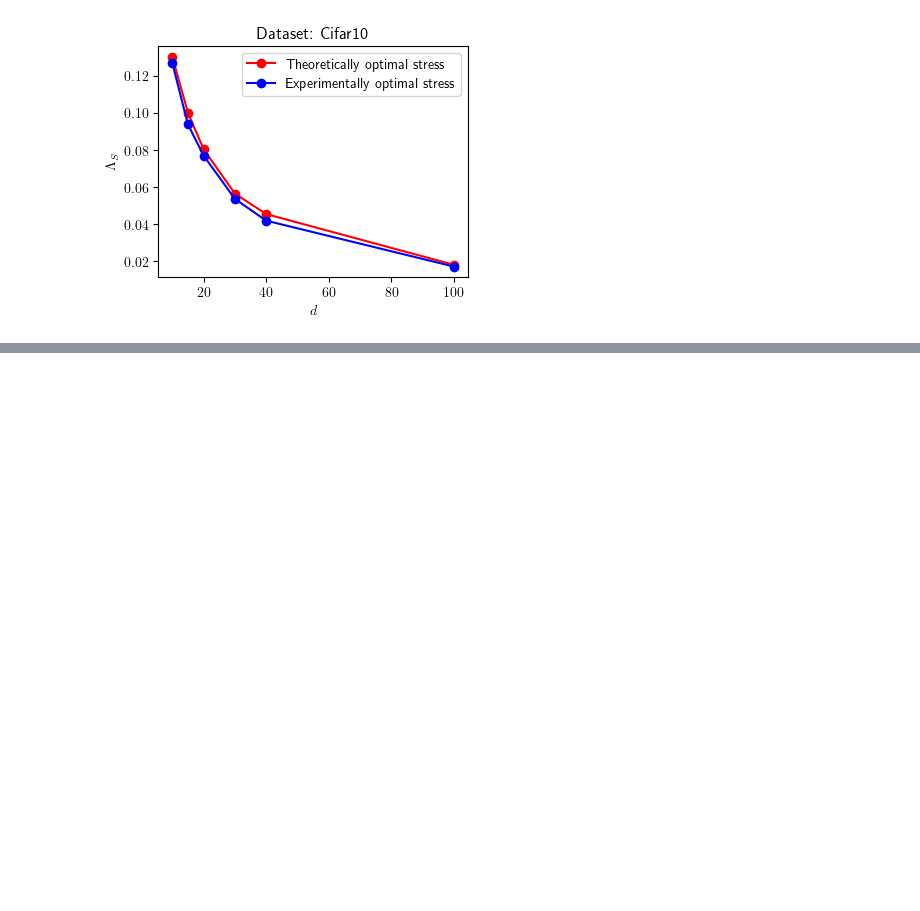
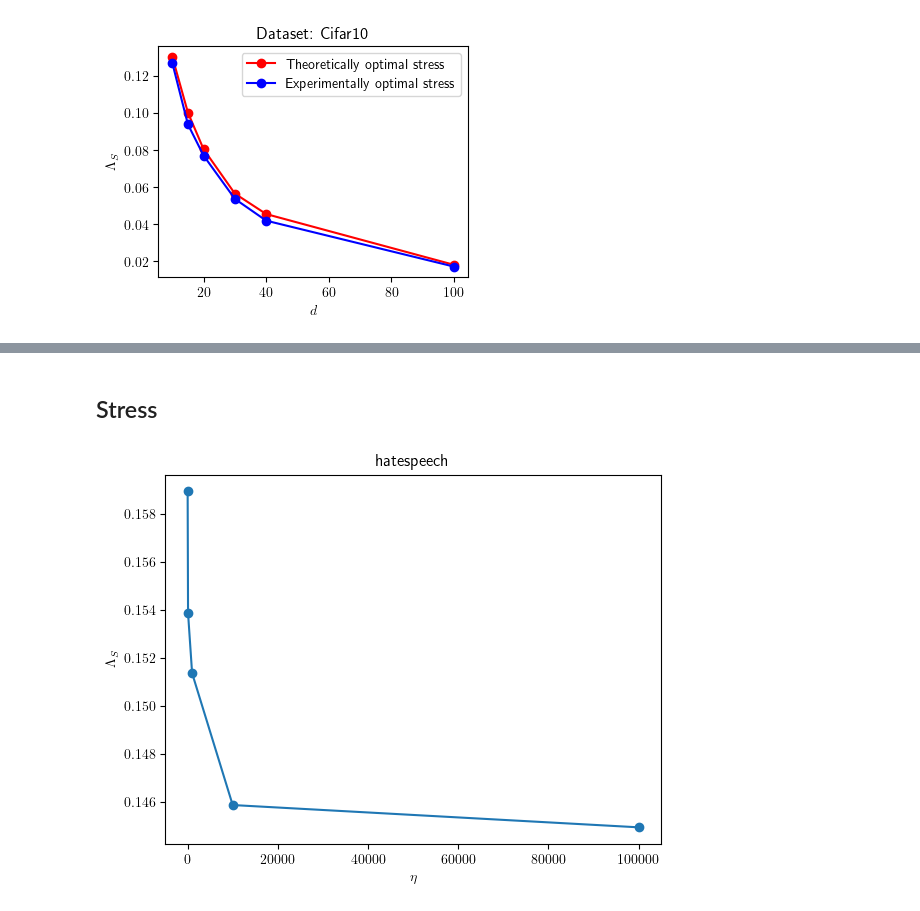
Before and after one commit to S3-Lab-IIT/DiffRed, a Jupyter notebook: Experiments/dimensionality_reduction_metrics/make_plots.ipynb, the cells around one changed output, grey strips where cells are left out. Cells and saved outputs as stored; diff of their text form; code cells hidden in the pictures; blank space fills up the shorter version.

```diff
--- a/Experiments/dimensionality_reduction_metrics/make_plots.ipynb
+++ b/Experiments/dimensionality_reduction_metrics/make_plots.ipynb
@@ -594,0 +613,14 @@ plt.close()
+# %% [markdown]
+## Stress
+# %%
+eta_vals=[10,100,1000,10000,100000]
+stress_vals=[0.158954638, 0.153870036, 0.151364611, 0.14585947, 0.144929222]
+
+plt.plot(eta_vals, stress_vals, marker='o', linestyle='-', markersize=6)
+plt.xlabel(r'$\eta$')
+plt.ylabel(r'$\Lambda_{S}$')
+plt.title(DATASET)
+plt.show()
+plt.close()
+# %% [output]
+[figure, added]
```
Also changed, not shown: parts of 4 cells of this notebook, 1 other file.
